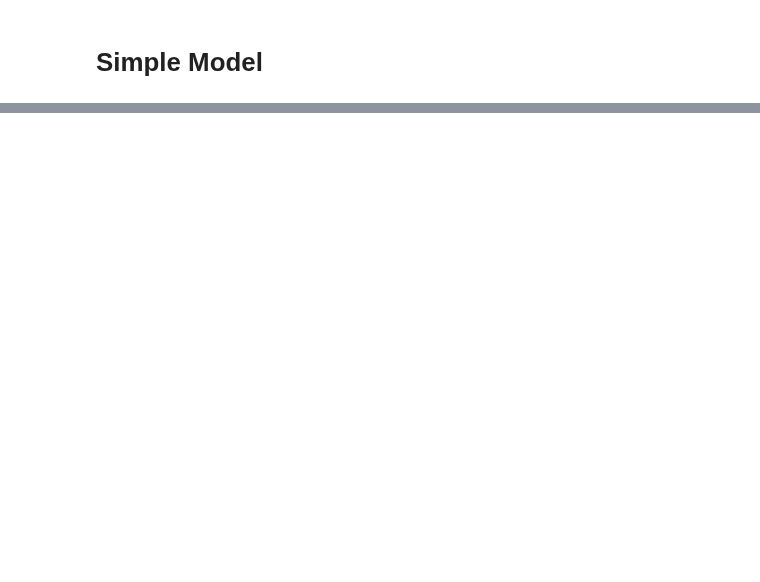
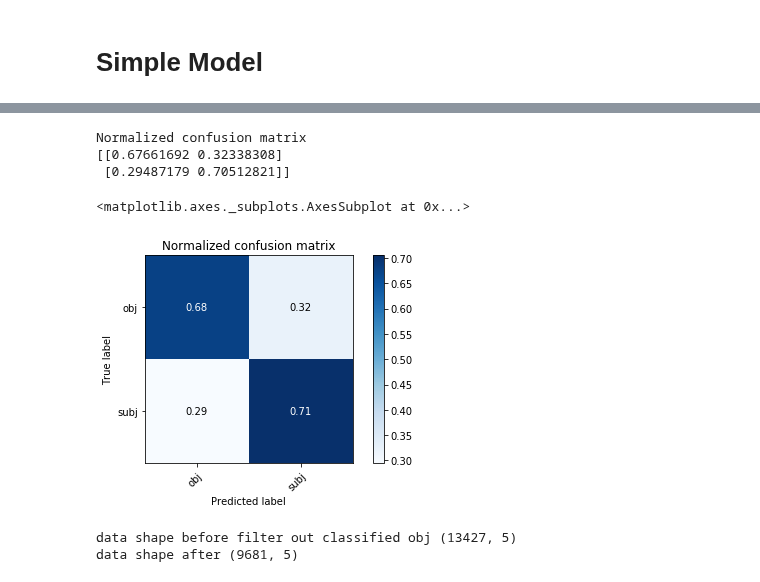
Before and after one commit to CornellDataScience/Insights-FakeNews, a Jupyter notebook: Graph Model.ipynb, the cells around one changed output, grey strips where cells are left out. Cells and saved outputs as stored; diff of their text form; code cells hidden in the pictures; blank space fills up the shorter version.

```diff
--- a/Graph Model.ipynb
+++ b/Graph Model.ipynb
@@ -696,0 +850,8 @@ Normalized confusion matrix
+# %%
+plot_confusion_matrix_local(actual3, predicted3, classes=['obj', "subj"], normalize=True)
+# %% [output]
+Normalized confusion matrix
+[[0.67661692 0.32338308]
+ [0.29487179 0.70512821]]
+<matplotlib.axes._subplots.AxesSubplot at 0x...>
+[figure, added]
@@ -696,0 +868,16 @@ Normalized confusion matrix
+# %%
+data = pd.merge(train_bodies, train_stances)
+training_data = []
+for bid, b, h, s in list(data.values):
+    training_data.append(stance_dict[(h,bid)])
+    #training_data[1].append(s)
+
+predict = model3.predict(training_data)
+data["predict"] = predict
+print("data shape before filter out classified obj", data.shape)
+
+data_filtered = data[data.apply(filter_predictions, axis=1)]
+print("data shape after", data_filtered.shape)
+# %% [output]
+data shape before filter out classified obj (13427, 5)
+data shape after (9681, 5)
```
Also changed, not shown: parts of 17 cells of this notebook.
